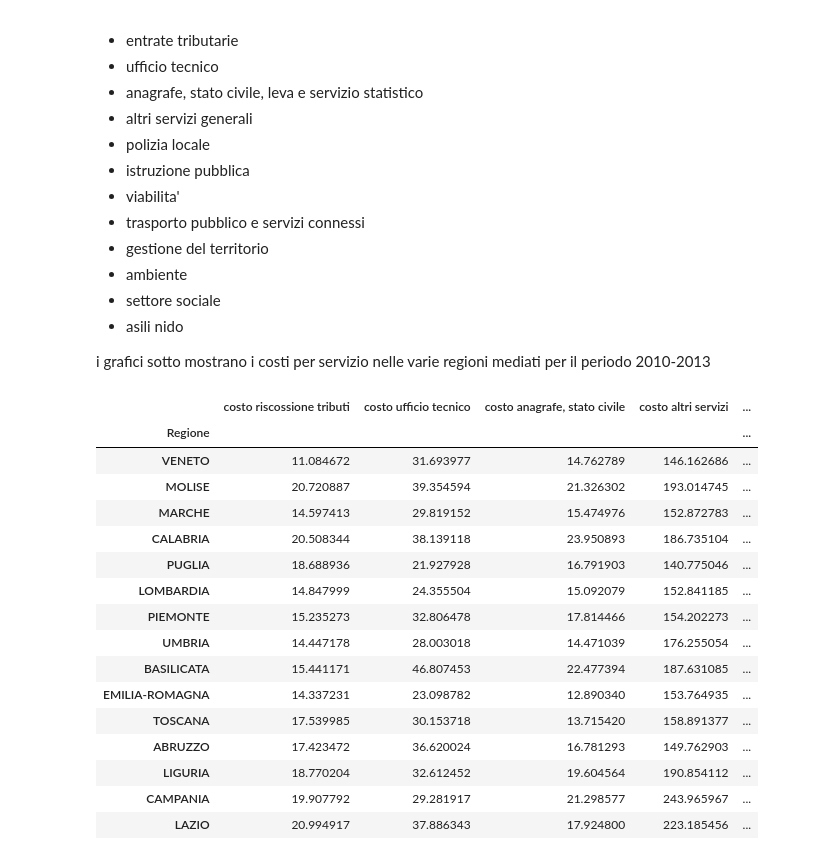
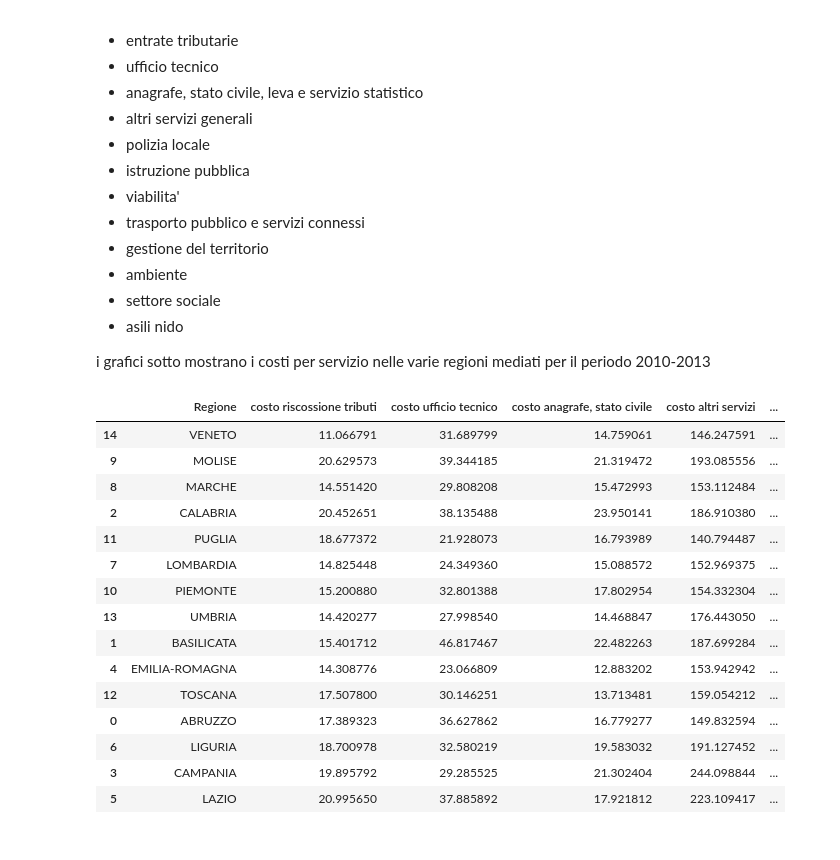
Before and after one commit to teamdigitale/daf-data-science, a Jupyter notebook: opencivitas/analisi costi servizi regioni.ipynb, the cells around one changed output. Drawn from its saved outputs; the diff is of its cells as text; code cells hidden in the pictures.

Commit message:
end analysis for region costs

```diff
--- a/opencivitas/analisi costi servizi regioni.ipynb
+++ b/opencivitas/analisi costi servizi regioni.ipynb
@@ -45,44 +45,40 @@ Dati i serivizi primari:
 
 i grafici sotto mostrano i costi per servizio nelle varie regioni mediati per il periodo 2010-2013
 # %%
-#group by Anno and Regione
-df_regioni = df.groupby(['ANNO', "Regione"]).sum().reset_index()
+#group by Regione
+df_regioni = df.groupby(["Regione"]).sum().reset_index()
 
 # select the columns
-dimensioni = ['ANNO', 'Regione', 'tot_contribuenti']
+dimensioni = ['Regione', 'tot_contribuenti']
 costi_columns = [c for c in df.columns if c.startswith('costo')]
 costi_columns.remove('costo spesa totale')
 
-#select the columns in the df
+#apply the selection
 df_costi = df_regioni[dimensioni + costi_columns]
 
-# divide che costs values for the number of tax payers
+# divide the cost values for the number of tax payers
 df_costi_medi = df_costi.copy()
 df_costi_medi[costi_columns] = df_costi_medi[costi_columns].div(df_costi_medi['tot_contribuenti'], axis='index')
 
 df_costi_medi = df_costi_medi.drop('tot_contribuenti', axis=1)
 df_costi_medi['costo spesa totale'] = df_costi_medi[costi_columns].sum(axis=1)
 
 costi_columns.append('costo spesa totale')
-# group by region and performing average
-df_costi_medi_per_regione = df_costi_medi.groupby('Regione')[costi_columns].mean().sort_values('costo spesa totale')
+df_costi_medi.sort_values('costo spesa totale')
+# %% [output]
+|  | Regione | costo riscossione tributi | costo ufficio tecnico | costo anagrafe, stato civile | costo altri servizi | ... |
+| 14 | VENETO | 11.066791 | 31.689799 | 14.759061 | 146.247591 | ... |
+| 9 | MOLISE | 20.629573 | 39.344185 | 21.319472 | 193.085556 | ... |
+| 8 | MARCHE | 14.551420 | 29.808208 | 15.472993 | 153.112484 | ... |
+| 2 | CALABRIA | 20.452651 | 38.135488 | 23.950141 | 186.910380 | ... |
+| 11 | PUGLIA | 18.677372 | 21.928073 | 16.793989 | 140.794487 | ... |
+| 7 | LOMBARDIA | 14.825448 | 24.349360 | 15.088572 | 152.969375 | ... |
+| 10 | PIEMONTE | 15.200880 | 32.801388 | 17.802954 | 154.332304 | ... |
+| 13 | UMBRIA | 14.420277 | 27.998540 | 14.468847 | 176.443050 | ... |
+| 1 | BASILICATA | 15.401712 | 46.817467 | 22.482263 | 187.699284 | ... |
+| 4 | EMILIA-ROMAGNA | 14.308776 | 23.066809 | 12.883202 | 153.942942 | ... |
+| 12 | TOSCANA | 17.507800 | 30.146251 | 13.713481 | 159.054212 | ... |
+| 0 | ABRUZZO | 17.389323 | 36.627862 | 16.779277 | 149.832594 | ... |
+| 6 | LIGURIA | 18.700978 | 32.580219 | 19.583032 | 191.127452 | ... |
+| 3 | CAMPANIA | 19.895792 | 29.285525 | 21.302404 | 244.098844 | ... |
+| 5 | LAZIO | 20.995650 | 37.885892 | 17.921812 | 223.109417 | ... |
-# %%
-df_costi_medi_per_regione
-# %% [output]
-|  | costo riscossione tributi | costo ufficio tecnico | costo anagrafe, stato civile | costo altri servizi | ... |
-| Regione |  |  |  |  | ... |
-| VENETO | 11.084672 | 31.693977 | 14.762789 | 146.162686 | ... |
-| MOLISE | 20.720887 | 39.354594 | 21.326302 | 193.014745 | ... |
-| MARCHE | 14.597413 | 29.819152 | 15.474976 | 152.872783 | ... |
-| CALABRIA | 20.508344 | 38.139118 | 23.950893 | 186.735104 | ... |
-| PUGLIA | 18.688936 | 21.927928 | 16.791903 | 140.775046 | ... |
-| LOMBARDIA | 14.847999 | 24.355504 | 15.092079 | 152.841185 | ... |
-| PIEMONTE | 15.235273 | 32.806478 | 17.814466 | 154.202273 | ... |
-| UMBRIA | 14.447178 | 28.003018 | 14.471039 | 176.255054 | ... |
-| BASILICATA | 15.441171 | 46.807453 | 22.477394 | 187.631085 | ... |
-| EMILIA-ROMAGNA | 14.337231 | 23.098782 | 12.890340 | 153.764935 | ... |
-| TOSCANA | 17.539985 | 30.153718 | 13.715420 | 158.891377 | ... |
-| ABRUZZO | 17.423472 | 36.620024 | 16.781293 | 149.762903 | ... |
-| LIGURIA | 18.770204 | 32.612452 | 19.604564 | 190.854112 | ... |
-| CAMPANIA | 19.907792 | 29.281917 | 21.298577 | 243.965967 | ... |
-| LAZIO | 20.994917 | 37.886343 | 17.924800 | 223.185456 | ... |
```
Also changed, not shown: parts of 12 cells of this notebook.
